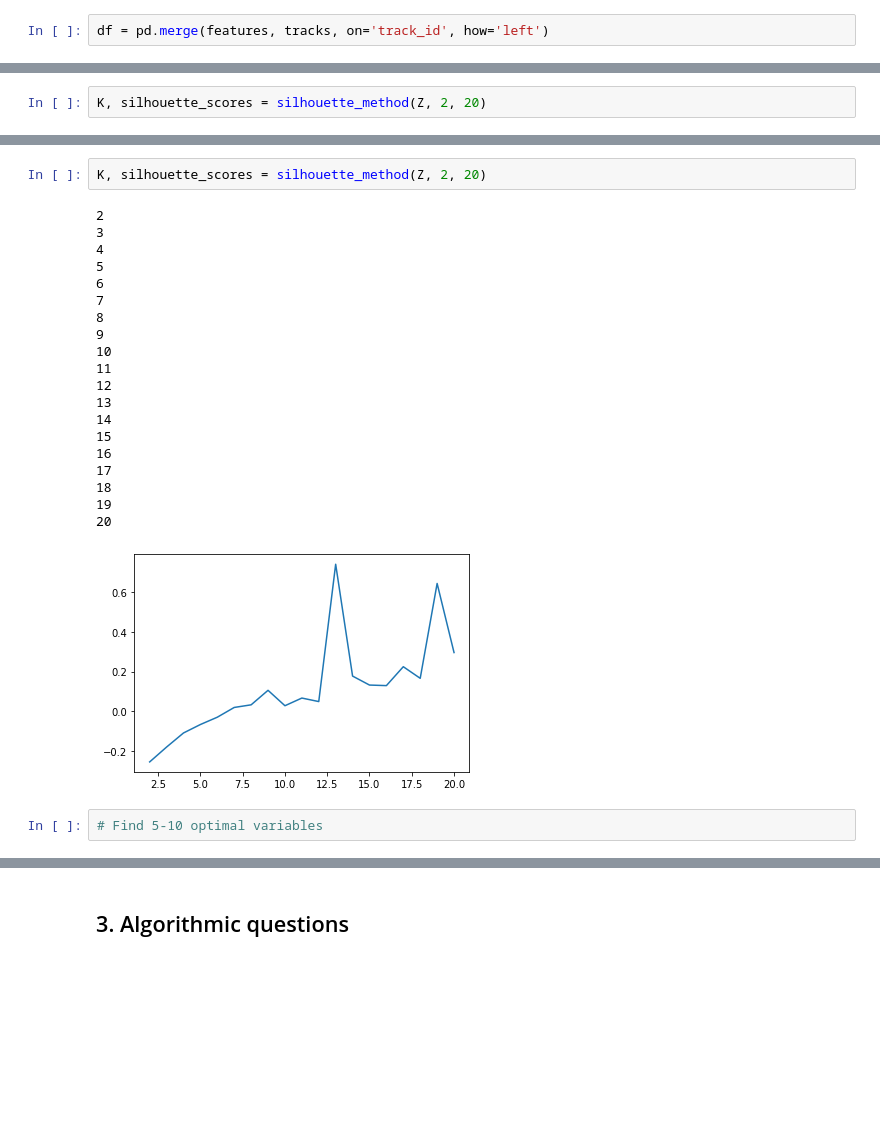
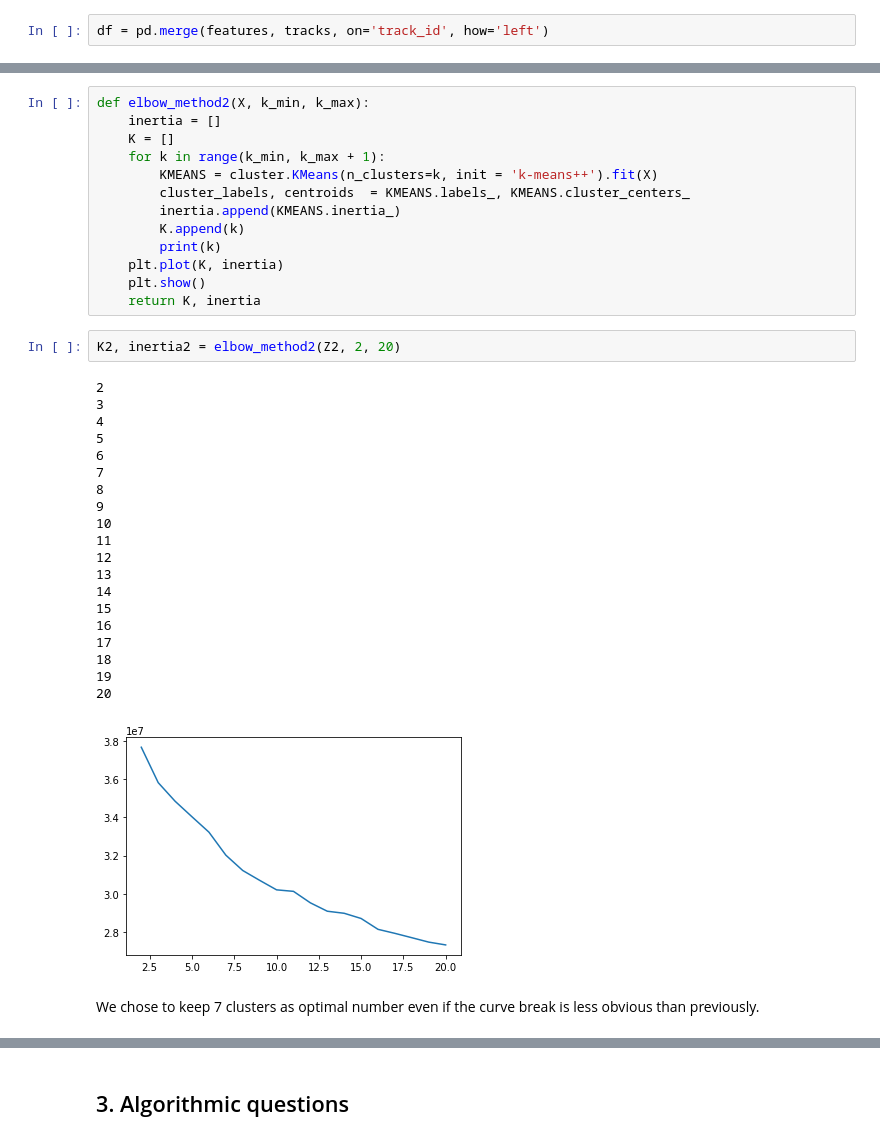
Before and after one commit to pommier1989235/ADM_HW4, a Jupyter notebook: Question_2+Algo_question.ipynb, the cells around one changed output, grey strips where cells are left out. Cells and saved outputs as stored; diff of their text form; blank space fills up the shorter version.

```diff
--- a/Question_2+Algo_question.ipynb
+++ b/Question_2+Algo_question.ipynb
@@ -830,2 +747,0 @@ K, inertia = elbow_method(Z2, 2, 15)
-# %%
-K, silhouette_scores = silhouette_method(Z, 2, 20)
@@ -853,25 +748,38 @@ K, silhouette_scores = silhouette_method(Z, 2, 20)
-# %%
-K, silhouette_scores = silhouette_method(Z, 2, 20)
-# %% [output]
-2
-3
-4
-5
-6
-7
-8
-9
-10
-11
-12
-13
-14
-15
-16
-17
-18
-19
-20
-[figure, removed]
-# %%
-# Find 5-10 optimal variables
+# %%
+def elbow_method2(X, k_min, k_max):
+    inertia = []
+    K = []
+    for k in range(k_min, k_max + 1):
+        KMEANS = cluster.KMeans(n_clusters=k, init = 'k-means++').fit(X)
+        cluster_labels, centroids  = KMEANS.labels_, KMEANS.cluster_centers_
+        inertia.append(KMEANS.inertia_)
+        K.append(k)
+        print(k)
+    plt.plot(K, inertia)
+    plt.show()
+    return K, inertia
+# %%
+K2, inertia2 = elbow_method2(Z2, 2, 20)
+# %% [output]
+2
+3
+4
+5
+6
+7
+8
+9
+10
+11
+12
+13
+14
+15
+16
+17
+18
+19
+20
+[figure, added]
+# %% [markdown]
+We chose to keep 7 clusters as optimal number even if the curve break is less obvious than previously.
```
Also changed, not shown: parts of 45 cells of this notebook.
